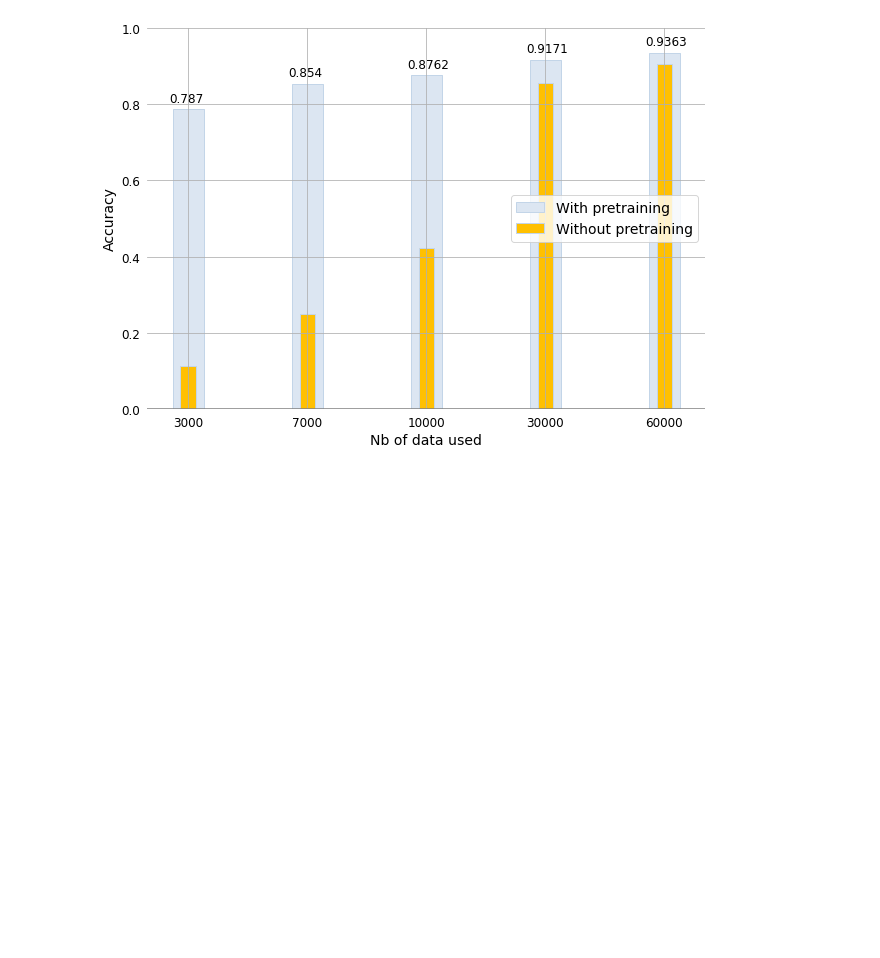
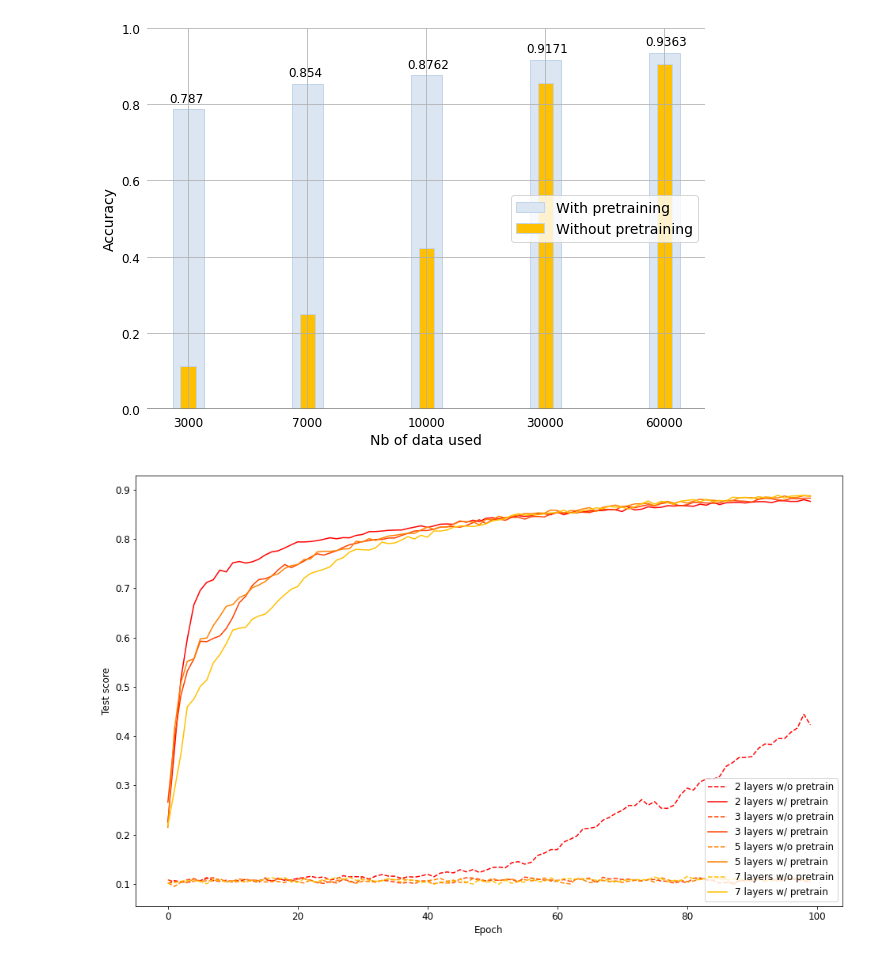
Before and after one commit to Matthieu-LORMEAU/rbm-project, a Jupyter notebook: notebooks/Plots.ipynb, the cells around one changed output. Drawn from its saved outputs; the diff is of its cells as text; code cells hidden in the pictures; blank space fills up the shorter version.

```diff
--- a/notebooks/Plots.ipynb
+++ b/notebooks/Plots.ipynb
@@ -138,3 +139,39 @@ barplot(results, 'Accuracy', 'Nb of data used', xticks=data)
 [figure]
 [figure]
 [figure]
+# %%
+cmap1 = plt.get_cmap('autumn')
+cmap2 = plt.get_cmap('autumn')
+legend_loc = "lower right"
+matplotlib.rcParams.update({'font.size': 12})
+figsize = (16,10)
+# %%
+# figure 1
+
+pretrain = ["False", "True"]
+layer = ["2", "3", "5", "7"]
+neuron = ["200"]
+data = ["10000"]
+results = load_results(pretrain, layer, neuron, data)
+
+plt.figure(figsize=figsize)
+
+N = len(results)
+
+i = 0
+
+for l in layer:
+    col_num = float(i)/N
+    for pre in pretrain:
+        pre_l = ["w/", "solid", cmap1(col_num)] if pre == "True" else ["w/o", "dashed", cmap2(col_num)]
+        label = f"{l} layers {pre_l[0]} pretrain"
+        plt.plot(results[i]["test_score"], label = label, c=pre_l[2], linestyle=pre_l[1])
+        i += 1
+
+plt.xlabel('Epoch')
+plt.ylabel('Test score')
+# plt.title('Test score depending on number of layers')
+plt.legend(loc=legend_loc)
+plt.savefig("scores_layers.png")
+# %% [output]
+[figure, added]
```
Also changed, not shown: parts of 3 cells of this notebook, 7 other files.
